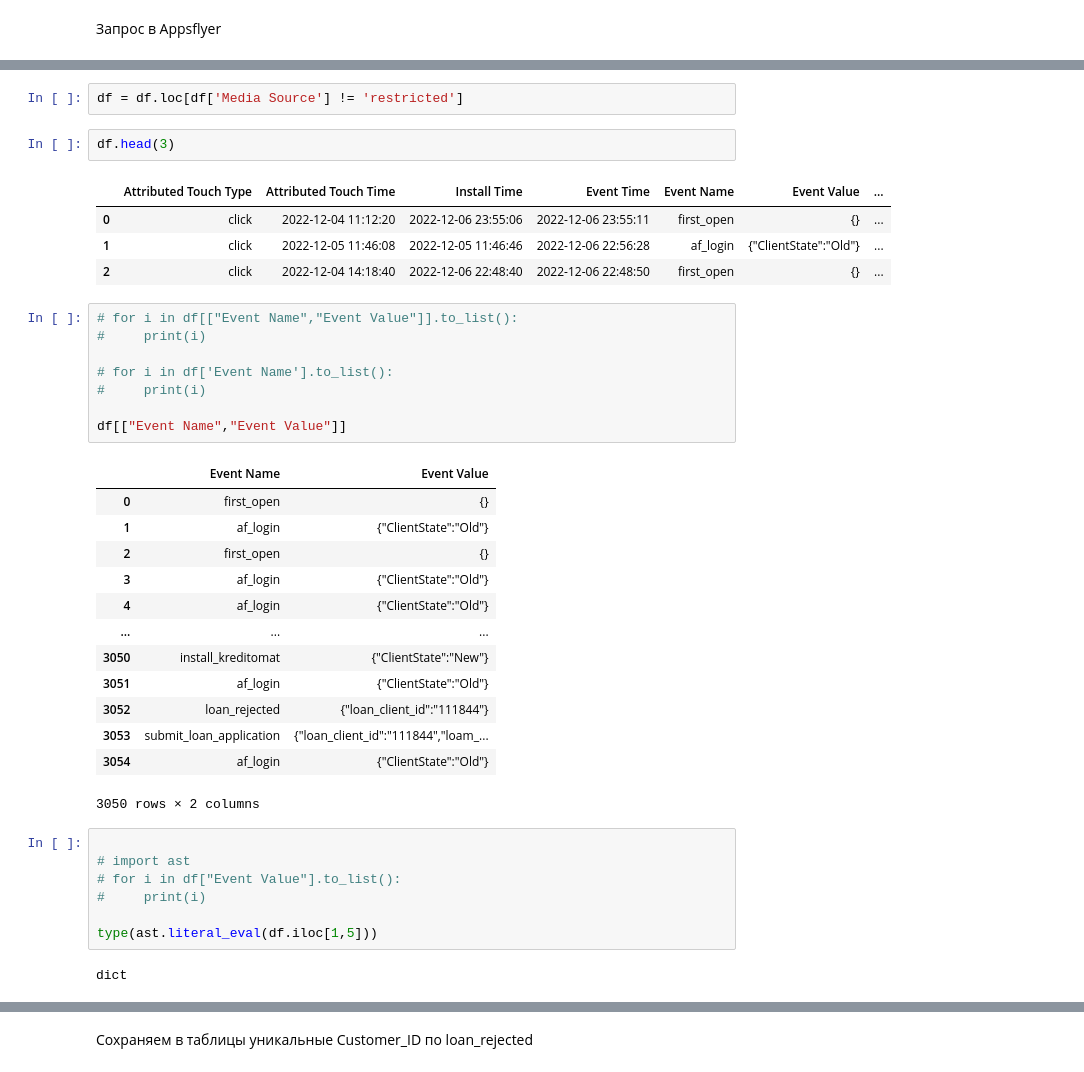
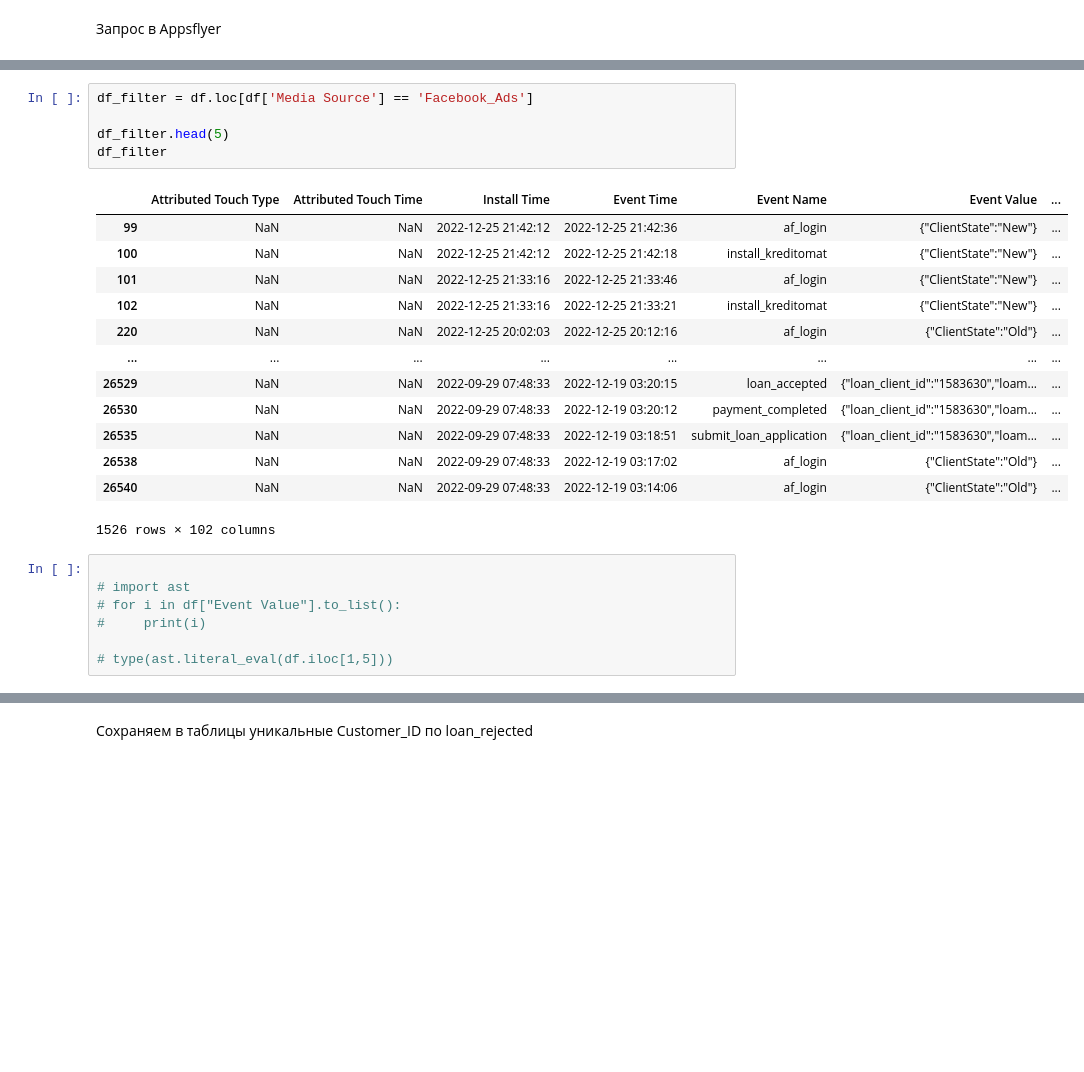
Before and after one commit to ChapnesAl/DA_Fintech, a Jupyter notebook: jupyter_files/get_events.ipynb, the cells around one changed output, grey strips where cells are left out. Drawn from its saved outputs; the diff is of its cells as text; blank space fills up the shorter version.

```diff
--- a/jupyter_files/get_events.ipynb
+++ b/jupyter_files/get_events.ipynb
@@ -46,41 +101,27 @@ df = pd.read_csv(io.StringIO(urlData.decode('utf-8')))
 # %%
-df = df.loc[df['Media Source'] != 'restricted']
+df_filter = df.loc[df['Media Source'] == 'Facebook_Ads']
+
+df_filter.head(5)
+df_filter
+# %% [output]
+|  | Attributed Touch Type | Attributed Touch Time | Install Time | Event Time | Event Name | Event Value | ... |
+| 99 | NaN | NaN | 2022-12-25 21:42:12 | 2022-12-25 21:42:36 | af_login | {"ClientState":"New"} | ... |
+| 100 | NaN | NaN | 2022-12-25 21:42:12 | 2022-12-25 21:42:18 | install_kreditomat | {"ClientState":"New"} | ... |
+| 101 | NaN | NaN | 2022-12-25 21:33:16 | 2022-12-25 21:33:46 | af_login | {"ClientState":"New"} | ... |
+| 102 | NaN | NaN | 2022-12-25 21:33:16 | 2022-12-25 21:33:21 | install_kreditomat | {"ClientState":"New"} | ... |
+| 220 | NaN | NaN | 2022-12-25 20:02:03 | 2022-12-25 20:12:16 | af_login | {"ClientState":"Old"} | ... |
+| ... | ... | ... | ... | ... | ... | ... | ... |
+| 26529 | NaN | NaN | 2022-09-29 07:48:33 | 2022-12-19 03:20:15 | loan_accepted | {"loan_client_id":"1583630","loam... | ... |
+| 26530 | NaN | NaN | 2022-09-29 07:48:33 | 2022-12-19 03:20:12 | payment_completed | {"loan_client_id":"1583630","loam... | ... |
+| 26535 | NaN | NaN | 2022-09-29 07:48:33 | 2022-12-19 03:18:51 | submit_loan_application | {"loan_client_id":"1583630","loam... | ... |
+| 26538 | NaN | NaN | 2022-09-29 07:48:33 | 2022-12-19 03:17:02 | af_login | {"ClientState":"Old"} | ... |
+| 26540 | NaN | NaN | 2022-09-29 07:48:33 | 2022-12-19 03:14:06 | af_login | {"ClientState":"Old"} | ... |
+1526 rows × 102 columns
-# %%
-df.head(3)
-# %% [output]
-|  | Attributed Touch Type | Attributed Touch Time | Install Time | Event Time | Event Name | Event Value | ... |
-| 0 | click | 2022-12-04 11:12:20 | 2022-12-06 23:55:06 | 2022-12-06 23:55:11 | first_open | {} | ... |
-| 1 | click | 2022-12-05 11:46:08 | 2022-12-05 11:46:46 | 2022-12-06 22:56:28 | af_login | {"ClientState":"Old"} | ... |
-| 2 | click | 2022-12-04 14:18:40 | 2022-12-06 22:48:40 | 2022-12-06 22:48:50 | first_open | {} | ... |
-# %%
-# for i in df[["Event Name","Event Value"]].to_list():
-#     print(i)
-
-# for i in df['Event Name'].to_list():
-#     print(i)
-
-df[["Event Name","Event Value"]]
-# %% [output]
-|  | Event Name | Event Value |
-| 0 | first_open | {} |
-| 1 | af_login | {"ClientState":"Old"} |
-| 2 | first_open | {} |
-| 3 | af_login | {"ClientState":"Old"} |
-| 4 | af_login | {"ClientState":"Old"} |
-| ... | ... | ... |
-| 3050 | install_kreditomat | {"ClientState":"New"} |
-| 3051 | af_login | {"ClientState":"Old"} |
-| 3052 | loan_rejected | {"loan_client_id":"111844"} |
-| 3053 | submit_loan_application | {"loan_client_id":"111844","loam_... |
-| 3054 | af_login | {"ClientState":"Old"} |
-3050 rows × 2 columns
 # %%
 
 # import ast
 # for i in df["Event Value"].to_list():
 #     print(i)
 
-type(ast.literal_eval(df.iloc[1,5]))
+# type(ast.literal_eval(df.iloc[1,5]))
-# %% [output]
-dict
 # %%
```
Also changed, not shown: parts of 12 cells of this notebook, 5 other files.
